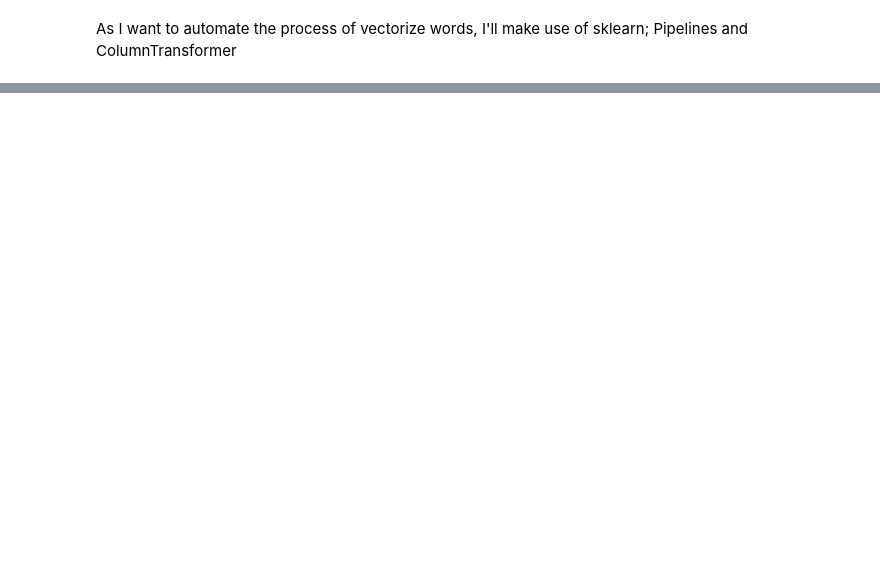
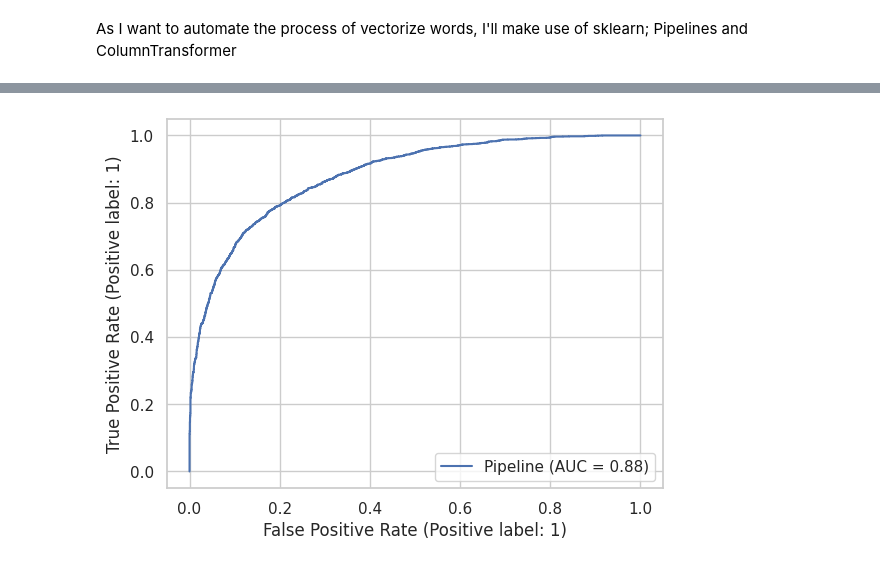
Before and after one commit to wilberquito/Sarcasm-Detector, a Jupyter notebook: detection.ipynb, the cells around one changed output, grey strips where cells are left out. Saved outputs shown, nothing was run; the diff lists cells and outputs as text; code cells hidden in the pictures; blank space fills up the shorter version.

```diff
--- a/detection.ipynb
+++ b/detection.ipynb
@@ -409,5 +373,5 @@ class TransmitterExtracter(BaseEstimator, TransformerMixin):
 # %%
-transmitter_pipeline = Pipeline(steps=[
+transmitter_processor_pipeline = Pipeline(steps=[
             ('extracter', TransmitterExtracter()),
             ('encoder', OrdinalEncoder(dtype='int32'))
         ])
@@ -421,12 +385,8 @@ text_processor_pipeline = Pipeline(steps=[
 
 preprocessor = ColumnTransformer(
     transformers=[
-        ('transmitter_processor', transmitter_pipeline, ['article_link']),
-        ('text_processor', text_processor_pipeline, ['headline']),
+        #('tf1', transmitter_processor_pipeline, ['article_link']),
+        ('tf2', text_processor_pipeline, ['headline']),
     ],
     #remainder='passthrough'
 )
-
-pipe = Pipeline([
-    ('preprocessor', preprocessor)
-])
@@ -519,0 +469,5 @@ y_test.tail(20)
+# %%
+from sklearn.metrics import RocCurveDisplay
+svc_disp = RocCurveDisplay.from_estimator(pipe, X_test, y_test)
+# %% [output]
+[figure, added]
```
Also changed, not shown: parts of 34 cells of this notebook.
